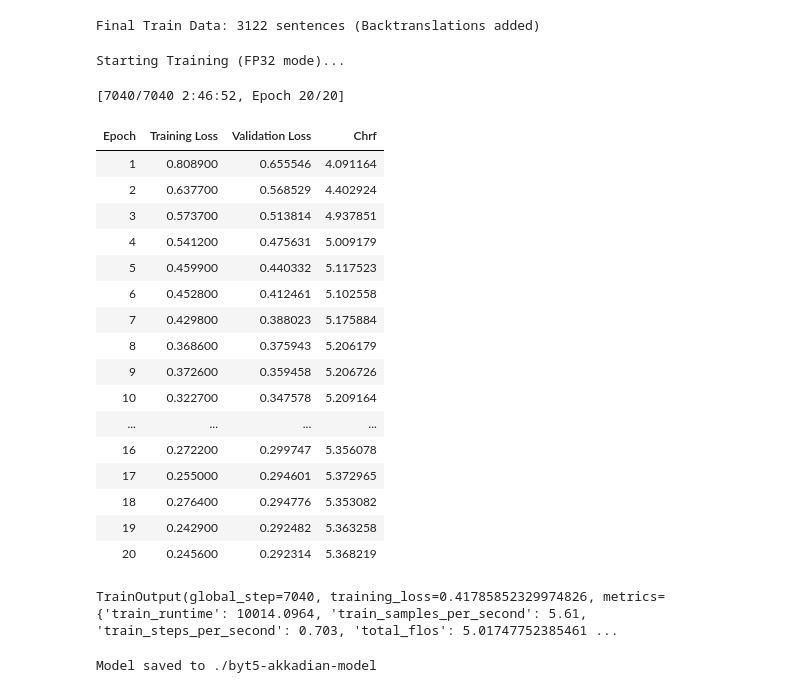
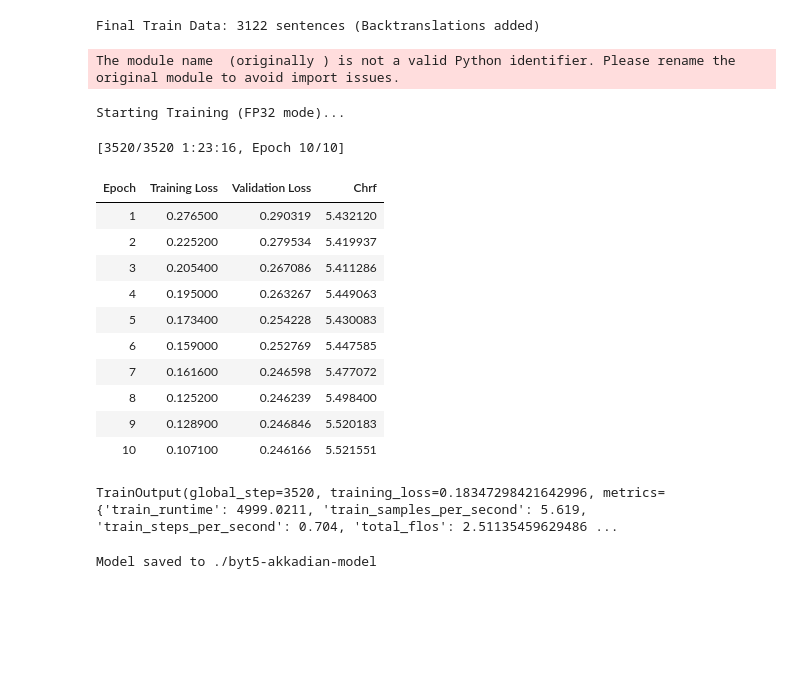
Before and after one commit to stevenharperja/Thesis, a Jupyter notebook: Research/TheProjectKaggle/dpc-backtranslation-augmented-train.ipynb, the cells around one changed output. Saved outputs shown, nothing was run; the diff lists cells and outputs as text; code cells hidden in the pictures; blank space fills up the shorter version.

Commit message:
Kaggle Notebook | DPC Backtranslation Augmented Train | 10 more epochs (30)

```diff
--- a/Research/TheProjectKaggle/dpc-backtranslation-augmented-train.ipynb
+++ b/Research/TheProjectKaggle/dpc-backtranslation-augmented-train.ipynb
@@ -61,14 +61,15 @@ W0000 00:00:1772740995.305536      23 computation_placer.cc:177] computation pla
 class Config:
     # Akkadian transliteration contains a lot of noise and many unknown words, so
     # ByT5, which processes text at the character (byte) level rather than the word level, is the strongest choice.
-    MODEL_NAME = "google/byt5-small"
+    # MODEL_NAME = "google/byt5-small"
     # MODEL_NAME = "/kaggle/input/notebooks/shwesh/dpc-starter-train/byt5-akkadian-model/"
+    MODEL_NAME = "/kaggle/input/notebooks/shwesh/dpc-backtranslation-augmented-train/byt5-akkadian-model/"
 
     # ByT5 tends to produce longer token sequences, but 512 tokens is enough at the sentence level.
     MAX_LENGTH = 512
 
     BATCH_SIZE = 8       # Adjust depending on GPU memory (on a P100 you can usually go with 8–16).
-    EPOCHS = 20
+    EPOCHS = 10
     LEARNING_RATE = 2e-4
     OUTPUT_DIR = "./byt5-akkadian-model"
 # %%
@@ -221,7 +222,7 @@ split_datasets = dataset.train_test_split(test_size=0.1, seed=42)
 # ==========================================
 # 3. Tokenization & preprocessing
 # ==========================================
-tokenizer = AutoTokenizer.from_pretrained(Config.MODEL_NAME)#, local_files_only=True)
+tokenizer = AutoTokenizer.from_pretrained(Config.MODEL_NAME, local_files_only=True)
 
 # Fix the corresponding section in dpc-starter-train.
 PREFIX = "translate Akkadian to English: "
@@ -244,7 +245,7 @@ tokenized_val = split_datasets["test"].map(preprocess_function, batched=True)
 # ==========================================
 gc.collect()
 torch.cuda.empty_cache()
-model = AutoModelForSeq2SeqLM.from_pretrained(Config.MODEL_NAME)#, local_files_only=True)
+model = AutoModelForSeq2SeqLM.from_pretrained(Config.MODEL_NAME, local_files_only=True)
 data_collator = DataCollatorForSeq2Seq(tokenizer, model=model)
 
 # Metric (chrF++ is part of the competition metric and measures character-level precision/overlap).
@@ -278,52 +279,47 @@ args = Seq2SeqTrainingArguments(
 
     # === Key fixes ===
     fp16=False,                     # ★Set to False to prevent a NaN error (required).
     per_device_train_batch_size=4,  # ★fp32 uses more memory, so reduce the batch size (8 -> 4).
     per_device_eval_batch_size=4,
     gradient_accumulation_steps=2,  # ★To compensate, accumulate gradients to keep the effective batch size at 8.
     # ======================
 
     weight_decay=0.01,
     save_total_limit=2,
     num_train_epochs=Config.EPOCHS,
     predict_with_generate=True,
     logging_steps=10,               # Inspect logs in more detail.
     report_to="none"
 )
 
 trainer = Seq2SeqTrainer(
     model=model,
     args=args,
     train_dataset=tokenized_train,
     eval_dataset=tokenized_val,
     data_collator=data_collator,
     tokenizer=tokenizer,
     compute_metrics=compute_metrics
 )
 
 print("Starting Training (FP32 mode)...")
 trainer.train()
 # %% [output]
-Starting Training (FP32 mode)...
+The module name  (originally ) is not a valid Python identifier. Please rename the original module to avoid import issues.
-[7040/7040 2:46:52, Epoch 20/20]
+Starting Training (FP32 mode)...
+[3520/3520 1:23:16, Epoch 10/10]
 | Epoch | Training Loss | Validation Loss | Chrf |
-| 1 | 0.808900 | 0.655546 | 4.091164 |
-| 2 | 0.637700 | 0.568529 | 4.402924 |
-| 3 | 0.573700 | 0.513814 | 4.937851 |
-| 4 | 0.541200 | 0.475631 | 5.009179 |
-| 5 | 0.459900 | 0.440332 | 5.117523 |
-| 6 | 0.452800 | 0.412461 | 5.102558 |
-| 7 | 0.429800 | 0.388023 | 5.175884 |
-| 8 | 0.368600 | 0.375943 | 5.206179 |
-| 9 | 0.372600 | 0.359458 | 5.206726 |
-| 10 | 0.322700 | 0.347578 | 5.209164 |
-| ... | ... | ... | ... |
-| 16 | 0.272200 | 0.299747 | 5.356078 |
-| 17 | 0.255000 | 0.294601 | 5.372965 |
-| 18 | 0.276400 | 0.294776 | 5.353082 |
-| 19 | 0.242900 | 0.292482 | 5.363258 |
-| 20 | 0.245600 | 0.292314 | 5.368219 |
+| 1 | 0.276500 | 0.290319 | 5.432120 |
+| 2 | 0.225200 | 0.279534 | 5.419937 |
+| 3 | 0.205400 | 0.267086 | 5.411286 |
+| 4 | 0.195000 | 0.263267 | 5.449063 |
+| 5 | 0.173400 | 0.254228 | 5.430083 |
+| 6 | 0.159000 | 0.252769 | 5.447585 |
+| 7 | 0.161600 | 0.246598 | 5.477072 |
+| 8 | 0.125200 | 0.246239 | 5.498400 |
+| 9 | 0.128900 | 0.246846 | 5.520183 |
+| 10 | 0.107100 | 0.246166 | 5.521551 |
-TrainOutput(global_step=7040, training_loss=0.41785852329974826, metrics={'train_runtime': 10014.0964, 'train_samples_per_second': 5.61, 'train_steps_per_second': 0.703, 'total_flos': 5.01747752385461 ...
+TrainOutput(global_step=3520, training_loss=0.18347298421642996, metrics={'train_runtime': 4999.0211, 'train_samples_per_second': 5.619, 'train_steps_per_second': 0.704, 'total_flos': 2.51135459629486 ...
 # %%
 # --- Save Model ---
 # Important: the model saved here will be loaded in the next notebook.
```
Also changed, not shown: parts of 1 cell of this notebook.
